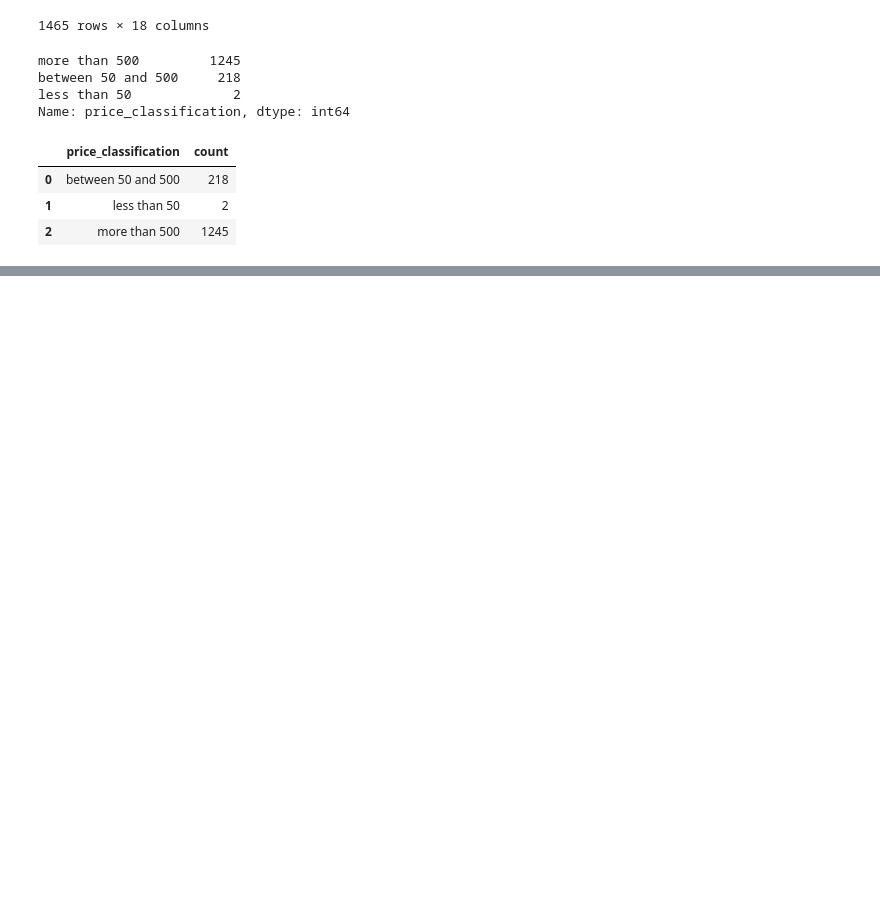
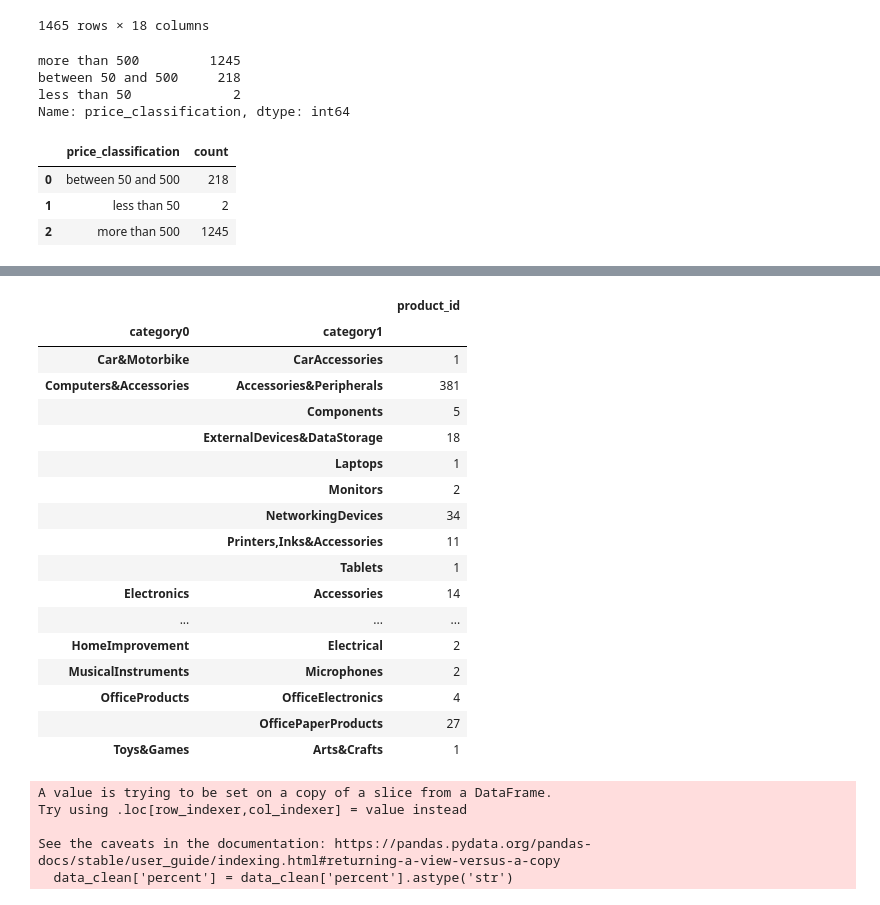
Before and after one commit to domingasdb/Data-Analysis-with-Artificial-Intelligence, a Jupyter notebook: analysis_amazon.ipynb, the cells around one changed output, grey strips where cells are left out. Saved outputs shown, nothing was run; the diff lists cells and outputs as text; code cells hidden in the pictures; blank space fills up the shorter version.

```diff
--- a/analysis.ipynb
+++ b/analysis_amazon.ipynb
@@ -108,0 +201,34 @@ classification_counts
+# %%
+data['category0'] = category[0]
+data['category1'] = category[1]
+data['category3'] = category[2]
+# %%
+pd.pivot_table(data[['category0','category1','product_id']], index=['category0','category1'], aggfunc='count')
+# %% [output]
+|  |  | product_id |
+| category0 | category1 |  |
+| Car&Motorbike | CarAccessories | 1 |
+| Computers&Accessories | Accessories&Peripherals | 381 |
+|  | Components | 5 |
+|  | ExternalDevices&DataStorage | 18 |
+|  | Laptops | 1 |
+|  | Monitors | 2 |
+|  | NetworkingDevices | 34 |
+|  | Printers,Inks&Accessories | 11 |
+|  | Tablets | 1 |
+| Electronics | Accessories | 14 |
+| ... | ... | ... |
+| HomeImprovement | Electrical | 2 |
+| MusicalInstruments | Microphones | 2 |
+| OfficeProducts | OfficeElectronics | 4 |
+|  | OfficePaperProducts | 27 |
+| Toys&Games | Arts&Crafts | 1 |
+# %%
+data_clean = data[['price_classification','actual_price', 'discounted_price', 'rating_classification','category0', 'category1','percent']]
+data_clean['percent'] = data_clean['percent'].astype('str')
+# %% [output]
+A value is trying to be set on a copy of a slice from a DataFrame.
+Try using .loc[row_indexer,col_indexer] = value instead
+
+See the caveats in the documentation: https://pandas.pydata.org/pandas-docs/stable/user_guide/indexing.html#returning-a-view-versus-a-copy
+  data_clean['percent'] = data_clean['percent'].astype('str')
```
Also changed, not shown: parts of 16 cells of this notebook, 2 other files.
